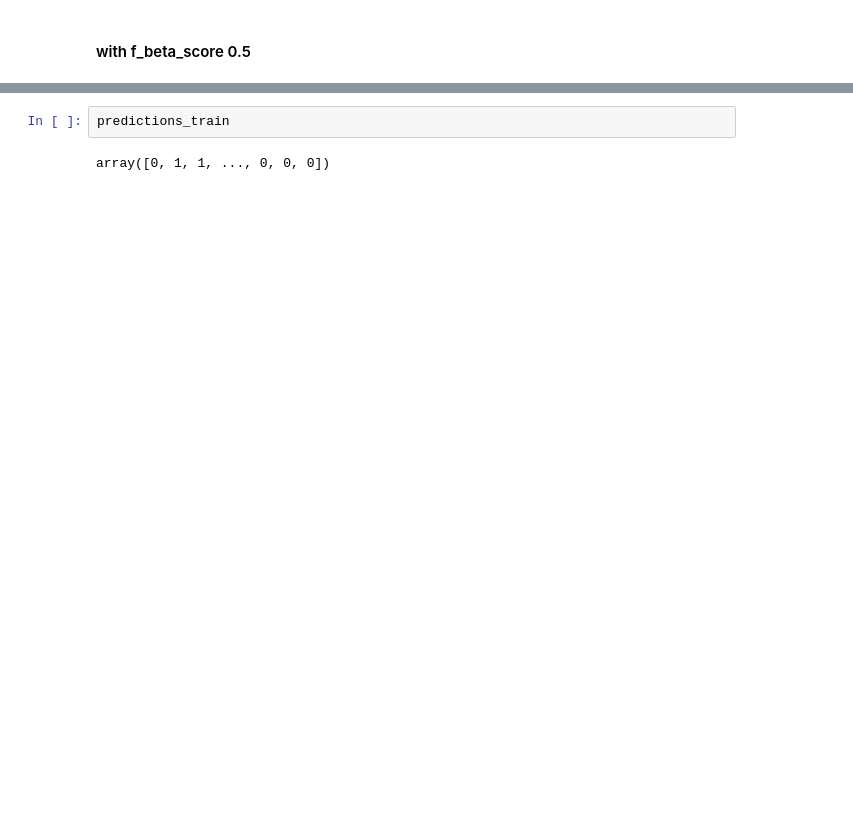
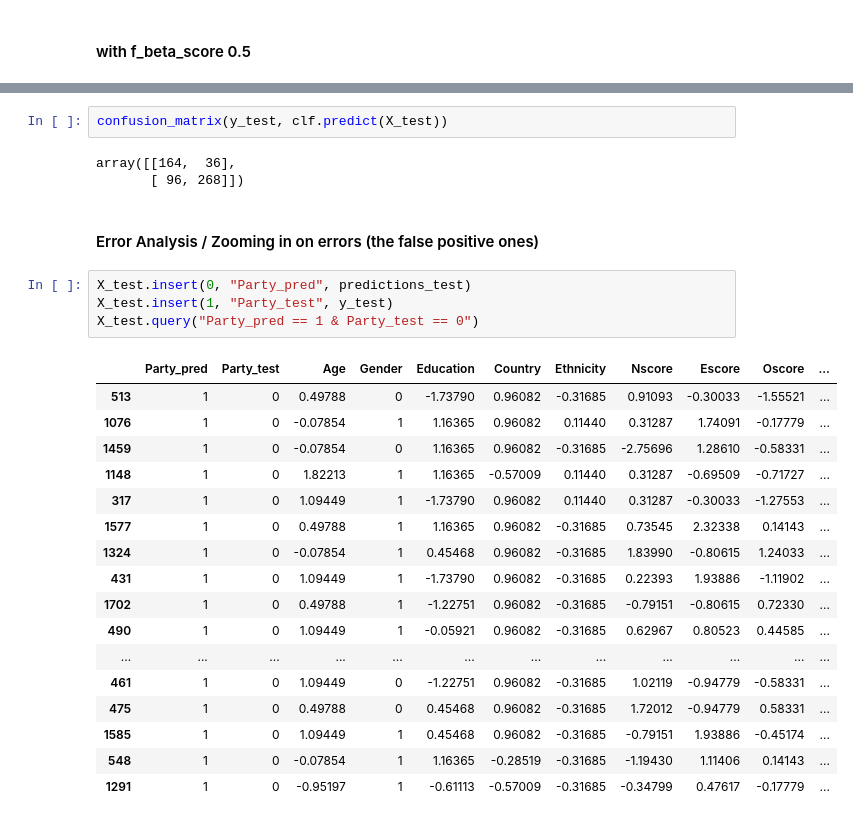
Before and after one commit to SebastianRoetten/Personality_vs_drug_use, a Jupyter notebook: SVC.ipynb, the cells around one changed output, grey strips where cells are left out. Saved outputs shown, nothing was run; the diff lists cells and outputs as text; blank space fills up the shorter version.

Commit message:
Sebastian SVC error analysis

```diff
--- a/SVC.ipynb
+++ b/SVC.ipynb
@@ -109,4 +119,29 @@ plt.title('Confusion matrix for SVC');
-# %%
-predictions_train
-# %% [output]
-array([0, 1, 1, ..., 0, 0, 0])
+# %%
+confusion_matrix(y_test, clf.predict(X_test))
+# %% [output]
+array([[164,  36],
+       [ 96, 268]])
+# %% [markdown]
+#### Error Analysis / Zooming in on errors (the false positive ones)
+# %%
+X_test.insert(0, "Party_pred", predictions_test)
+X_test.insert(1, "Party_test", y_test)
+X_test.query("Party_pred == 1 & Party_test == 0")
+# %% [output]
+|  | Party_pred | Party_test | Age | Gender | Education | Country | Ethnicity | Nscore | Escore | Oscore | ... |
+| 513 | 1 | 0 | 0.49788 | 0 | -1.73790 | 0.96082 | -0.31685 | 0.91093 | -0.30033 | -1.55521 | ... |
+| 1076 | 1 | 0 | -0.07854 | 1 | 1.16365 | 0.96082 | 0.11440 | 0.31287 | 1.74091 | -0.17779 | ... |
+| 1459 | 1 | 0 | -0.07854 | 0 | 1.16365 | 0.96082 | -0.31685 | -2.75696 | 1.28610 | -0.58331 | ... |
+| 1148 | 1 | 0 | 1.82213 | 1 | 1.16365 | -0.57009 | 0.11440 | 0.31287 | -0.69509 | -0.71727 | ... |
+| 317 | 1 | 0 | 1.09449 | 1 | -1.73790 | 0.96082 | 0.11440 | 0.31287 | -0.30033 | -1.27553 | ... |
+| 1577 | 1 | 0 | 0.49788 | 1 | 1.16365 | 0.96082 | -0.31685 | 0.73545 | 2.32338 | 0.14143 | ... |
+| 1324 | 1 | 0 | -0.07854 | 1 | 0.45468 | 0.96082 | -0.31685 | 1.83990 | -0.80615 | 1.24033 | ... |
+| 431 | 1 | 0 | 1.09449 | 1 | -1.73790 | 0.96082 | -0.31685 | 0.22393 | 1.93886 | -1.11902 | ... |
+| 1702 | 1 | 0 | 0.49788 | 1 | -1.22751 | 0.96082 | -0.31685 | -0.79151 | -0.80615 | 0.72330 | ... |
+| 490 | 1 | 0 | 1.09449 | 1 | -0.05921 | 0.96082 | -0.31685 | 0.62967 | 0.80523 | 0.44585 | ... |
+| ... | ... | ... | ... | ... | ... | ... | ... | ... | ... | ... | ... |
+| 461 | 1 | 0 | 1.09449 | 0 | -1.22751 | 0.96082 | -0.31685 | 1.02119 | -0.94779 | -0.58331 | ... |
+| 475 | 1 | 0 | 0.49788 | 0 | 0.45468 | 0.96082 | -0.31685 | 1.72012 | -0.94779 | 0.58331 | ... |
+| 1585 | 1 | 0 | 1.09449 | 1 | 0.45468 | 0.96082 | -0.31685 | -0.79151 | 1.93886 | -0.45174 | ... |
+| 548 | 1 | 0 | -0.07854 | 1 | 1.16365 | -0.28519 | -0.31685 | -1.19430 | 1.11406 | 0.14143 | ... |
+| 1291 | 1 | 0 | -0.95197 | 1 | -0.61113 | -0.57009 | -0.31685 | -0.34799 | 0.47617 | -0.17779 | ... |
```
Also changed, not shown: parts of 7 cells of this notebook.
